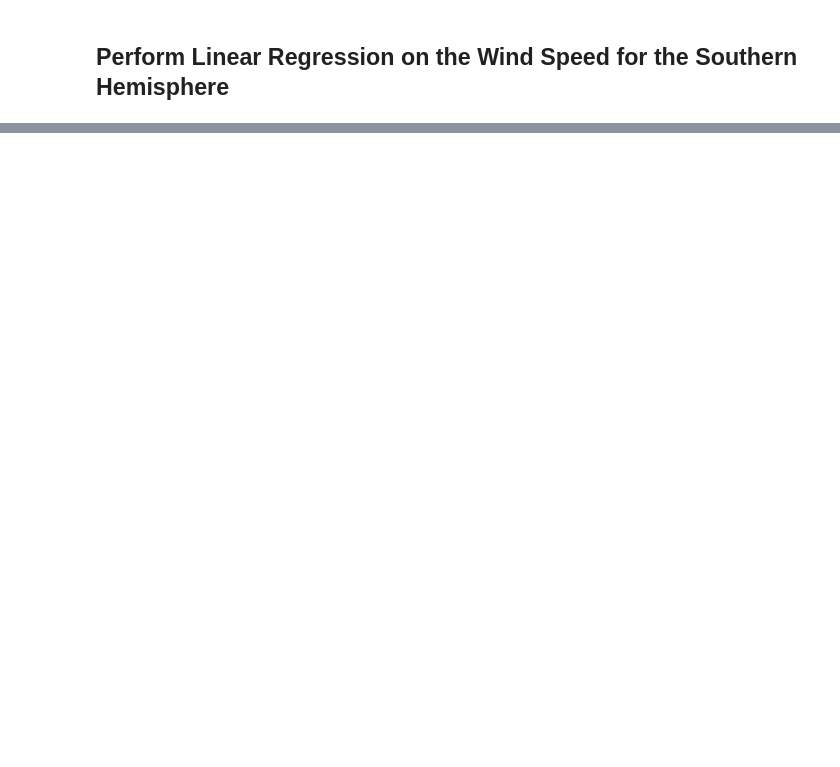
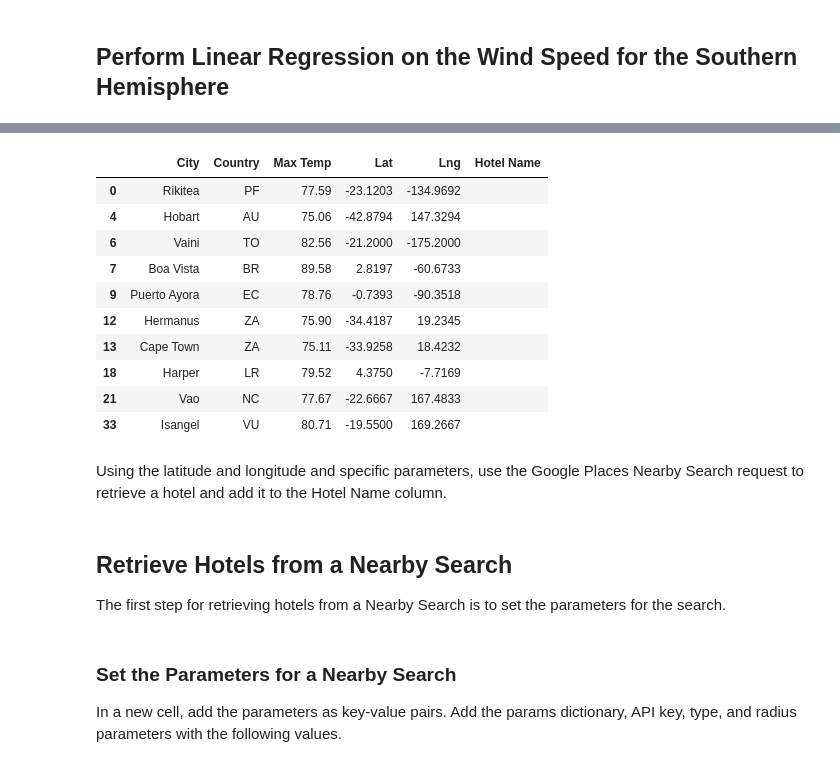
Before and after one commit to LucyPill/World_Weather_Analysis, a Jupyter notebook: WeatherPy.ipynb, the cells around one changed output, grey strips where cells are left out. Saved outputs shown, nothing was run; the diff lists cells and outputs as text; code cells hidden in the pictures; blank space fills up the shorter version.

```diff
--- a/WeatherPy.ipynb
+++ b/WeatherPy.ipynb
@@ -638,0 +869,25 @@ plot_linear_regression(x_values, y_values,
+# %%
+# Create DataFrame called hotel_df to store hotel names along with city, country, max temp, and coordinates.
+hotel_df = preferred_cities_df[["City", "Country", "Max Temp", "Lat", "Lng"]].copy()
+hotel_df["Hotel Name"] = ""
+hotel_df.head(10)
+# %% [output]
+|  | City | Country | Max Temp | Lat | Lng | Hotel Name |
+| 0 | Rikitea | PF | 77.59 | -23.1203 | -134.9692 |  |
+| 4 | Hobart | AU | 75.06 | -42.8794 | 147.3294 |  |
+| 6 | Vaini | TO | 82.56 | -21.2000 | -175.2000 |  |
+| 7 | Boa Vista | BR | 89.58 | 2.8197 | -60.6733 |  |
+| 9 | Puerto Ayora | EC | 78.76 | -0.7393 | -90.3518 |  |
+| 12 | Hermanus | ZA | 75.90 | -34.4187 | 19.2345 |  |
+| 13 | Cape Town | ZA | 75.11 | -33.9258 | 18.4232 |  |
+| 18 | Harper | LR | 79.52 | 4.3750 | -7.7169 |  |
+| 21 | Vao | NC | 77.67 | -22.6667 | 167.4833 |  |
+| 33 | Isangel | VU | 80.71 | -19.5500 | 169.2667 |  |
+# %% [markdown]
+Using the latitude and longitude and specific parameters, use the Google Places Nearby Search request to retrieve a hotel and add it to the Hotel Name column.
+# %% [markdown]
+## Retrieve Hotels from a Nearby Search
+The first step for retrieving hotels from a Nearby Search is to set the parameters for the search.
+# %% [markdown]
+### Set the Parameters for a Nearby Search
+In a new cell, add the parameters as key-value pairs. Add the params dictionary, API key, type, and radius parameters with the following values.
```
Also changed, not shown: parts of 65 cells of this notebook, 8 other files.
